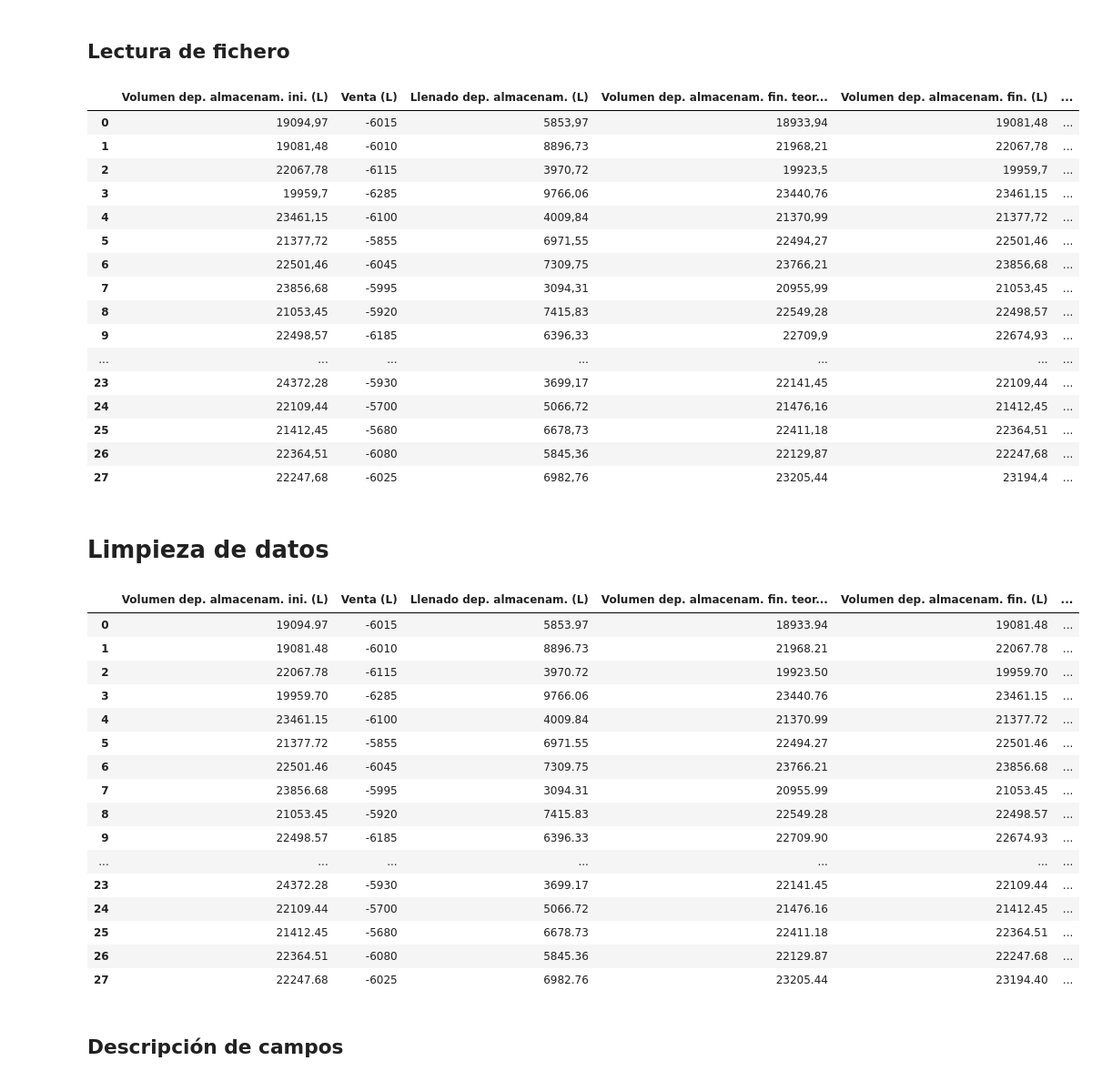
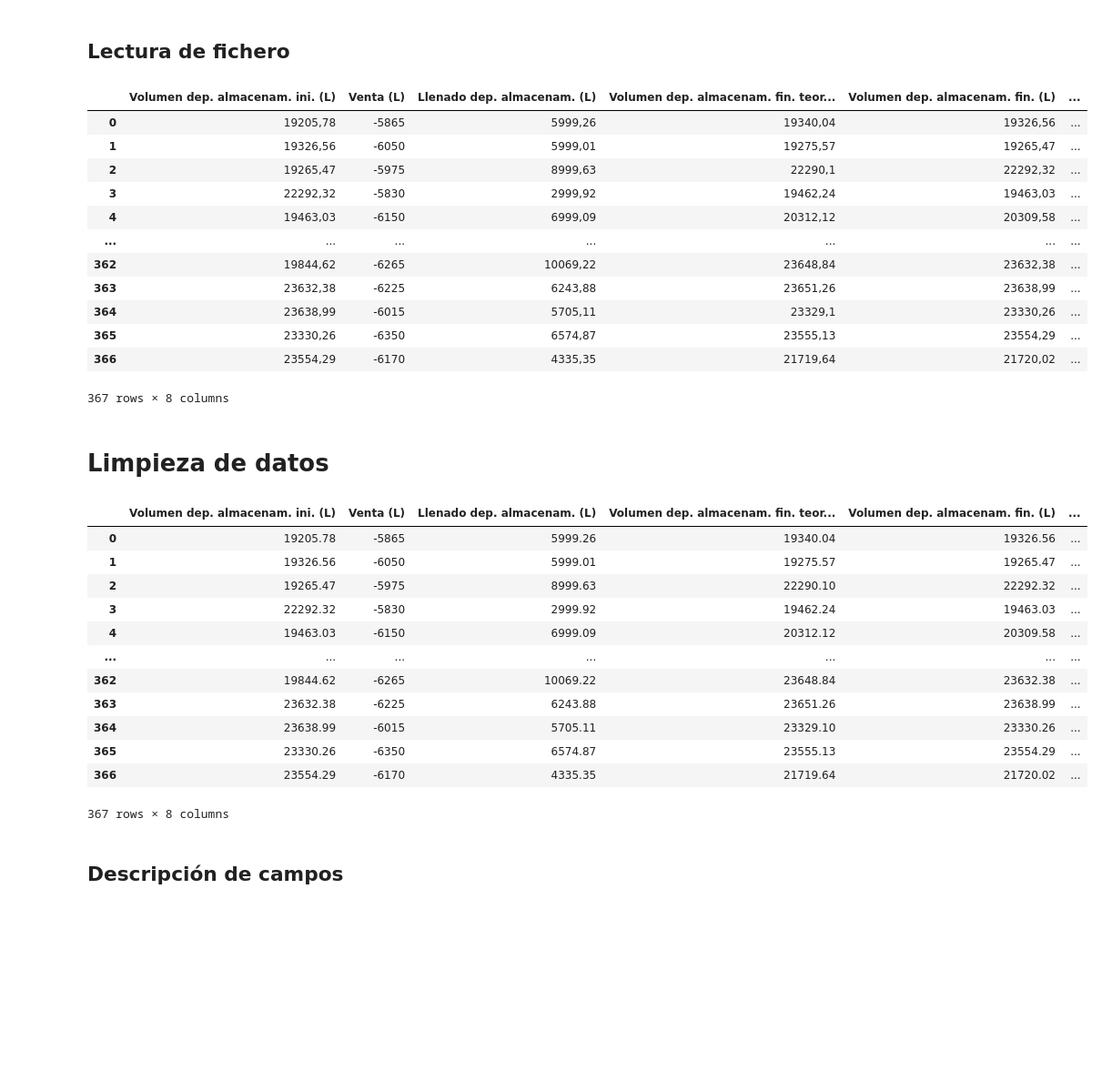
Before and after one commit to alu0101351773/TFM, a Jupyter notebook: src/project/main.ipynb, the cells around one changed output. Shown: that part at 91% size. Drawn from its saved outputs; the diff is of its cells as text; code cells hidden in the pictures; blank space fills up the shorter version.

```diff
--- a/src/project/main.ipynb
+++ b/src/project/main.ipynb
@@ -9,30 +9,30 @@ import matplotlib.pyplot as plt
 # %% [markdown]
 ## Lectura de fichero
 # %%
-subset = pd.read_csv('../../data/datos_simulacion.csv').drop(columns=[
+NOT_DATA = '../simulator/inventario-1anio.csv'
+
+DATA = '../../data/datos_simulacion.csv'
+
+subset = pd.read_csv(NOT_DATA).drop(columns=[
     'Unnamed: 0',
     'Tiempo (dia)'
 ])
 
 display(subset)
 # %% [output]
 |  | Volumen dep. almacenam. ini. (L) | Venta (L) | Llenado dep. almacenam. (L) | Volumen dep. almacenam. fin. teor... | Volumen dep. almacenam. fin. (L) | ... |
-| 0 | 19094,97 | -6015 | 5853,97 | 18933,94 | 19081,48 | ... |
-| 1 | 19081,48 | -6010 | 8896,73 | 21968,21 | 22067,78 | ... |
-| 2 | 22067,78 | -6115 | 3970,72 | 19923,5 | 19959,7 | ... |
-| 3 | 19959,7 | -6285 | 9766,06 | 23440,76 | 23461,15 | ... |
-| 4 | 23461,15 | -6100 | 4009,84 | 21370,99 | 21377,72 | ... |
-| 5 | 21377,72 | -5855 | 6971,55 | 22494,27 | 22501,46 | ... |
-| 6 | 22501,46 | -6045 | 7309,75 | 23766,21 | 23856,68 | ... |
-| 7 | 23856,68 | -5995 | 3094,31 | 20955,99 | 21053,45 | ... |
-| 8 | 21053,45 | -5920 | 7415,83 | 22549,28 | 22498,57 | ... |
-| 9 | 22498,57 | -6185 | 6396,33 | 22709,9 | 22674,93 | ... |
+| 0 | 19205,78 | -5865 | 5999,26 | 19340,04 | 19326,56 | ... |
+| 1 | 19326,56 | -6050 | 5999,01 | 19275,57 | 19265,47 | ... |
+| 2 | 19265,47 | -5975 | 8999,63 | 22290,1 | 22292,32 | ... |
+| 3 | 22292,32 | -5830 | 2999,92 | 19462,24 | 19463,03 | ... |
+| 4 | 19463,03 | -6150 | 6999,09 | 20312,12 | 20309,58 | ... |
 | ... | ... | ... | ... | ... | ... | ... |
-| 23 | 24372,28 | -5930 | 3699,17 | 22141,45 | 22109,44 | ... |
-| 24 | 22109,44 | -5700 | 5066,72 | 21476,16 | 21412,45 | ... |
-| 25 | 21412,45 | -5680 | 6678,73 | 22411,18 | 22364,51 | ... |
-| 26 | 22364,51 | -6080 | 5845,36 | 22129,87 | 22247,68 | ... |
-| 27 | 22247,68 | -6025 | 6982,76 | 23205,44 | 23194,4 | ... |
+| 362 | 19844,62 | -6265 | 10069,22 | 23648,84 | 23632,38 | ... |
+| 363 | 23632,38 | -6225 | 6243,88 | 23651,26 | 23638,99 | ... |
+| 364 | 23638,99 | -6015 | 5705,11 | 23329,1 | 23330,26 | ... |
+| 365 | 23330,26 | -6350 | 6574,87 | 23555,13 | 23554,29 | ... |
+| 366 | 23554,29 | -6170 | 4335,35 | 21719,64 | 21720,02 | ... |
+367 rows × 8 columns
 # %% [markdown]
 # Limpieza de datos
 # %%
@@ -53,22 +53,18 @@ for column in bad_formatted_fields:
 display(subset)
 # %% [output]
 |  | Volumen dep. almacenam. ini. (L) | Venta (L) | Llenado dep. almacenam. (L) | Volumen dep. almacenam. fin. teor... | Volumen dep. almacenam. fin. (L) | ... |
-| 0 | 19094.97 | -6015 | 5853.97 | 18933.94 | 19081.48 | ... |
-| 1 | 19081.48 | -6010 | 8896.73 | 21968.21 | 22067.78 | ... |
-| 2 | 22067.78 | -6115 | 3970.72 | 19923.50 | 19959.70 | ... |
-| 3 | 19959.70 | -6285 | 9766.06 | 23440.76 | 23461.15 | ... |
-| 4 | 23461.15 | -6100 | 4009.84 | 21370.99 | 21377.72 | ... |
-| 5 | 21377.72 | -5855 | 6971.55 | 22494.27 | 22501.46 | ... |
-| 6 | 22501.46 | -6045 | 7309.75 | 23766.21 | 23856.68 | ... |
-| 7 | 23856.68 | -5995 | 3094.31 | 20955.99 | 21053.45 | ... |
-| 8 | 21053.45 | -5920 | 7415.83 | 22549.28 | 22498.57 | ... |
-| 9 | 22498.57 | -6185 | 6396.33 | 22709.90 | 22674.93 | ... |
+| 0 | 19205.78 | -5865 | 5999.26 | 19340.04 | 19326.56 | ... |
+| 1 | 19326.56 | -6050 | 5999.01 | 19275.57 | 19265.47 | ... |
+| 2 | 19265.47 | -5975 | 8999.63 | 22290.10 | 22292.32 | ... |
+| 3 | 22292.32 | -5830 | 2999.92 | 19462.24 | 19463.03 | ... |
+| 4 | 19463.03 | -6150 | 6999.09 | 20312.12 | 20309.58 | ... |
 | ... | ... | ... | ... | ... | ... | ... |
-| 23 | 24372.28 | -5930 | 3699.17 | 22141.45 | 22109.44 | ... |
-| 24 | 22109.44 | -5700 | 5066.72 | 21476.16 | 21412.45 | ... |
-| 25 | 21412.45 | -5680 | 6678.73 | 22411.18 | 22364.51 | ... |
-| 26 | 22364.51 | -6080 | 5845.36 | 22129.87 | 22247.68 | ... |
-| 27 | 22247.68 | -6025 | 6982.76 | 23205.44 | 23194.40 | ... |
+| 362 | 19844.62 | -6265 | 10069.22 | 23648.84 | 23632.38 | ... |
+| 363 | 23632.38 | -6225 | 6243.88 | 23651.26 | 23638.99 | ... |
+| 364 | 23638.99 | -6015 | 5705.11 | 23329.10 | 23330.26 | ... |
+| 365 | 23330.26 | -6350 | 6574.87 | 23555.13 | 23554.29 | ... |
+| 366 | 23554.29 | -6170 | 4335.35 | 21719.64 | 21720.02 | ... |
+367 rows × 8 columns
 # %% [markdown]
 ## Descripción de campos
 # %% [markdown]
```
Also changed, not shown: parts of 11 cells of this notebook.
